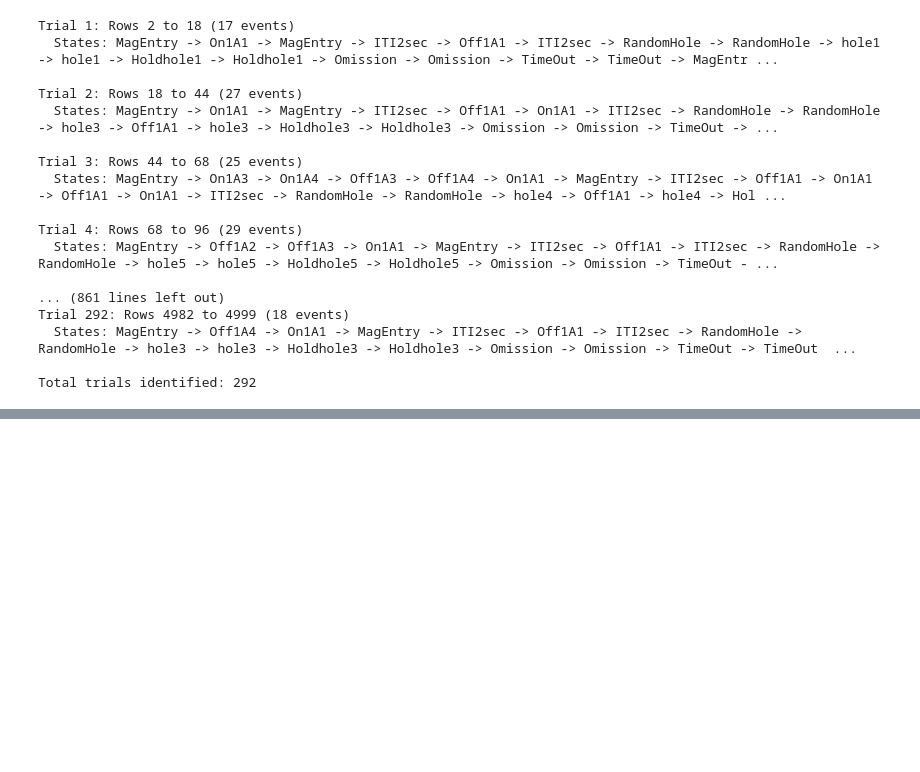
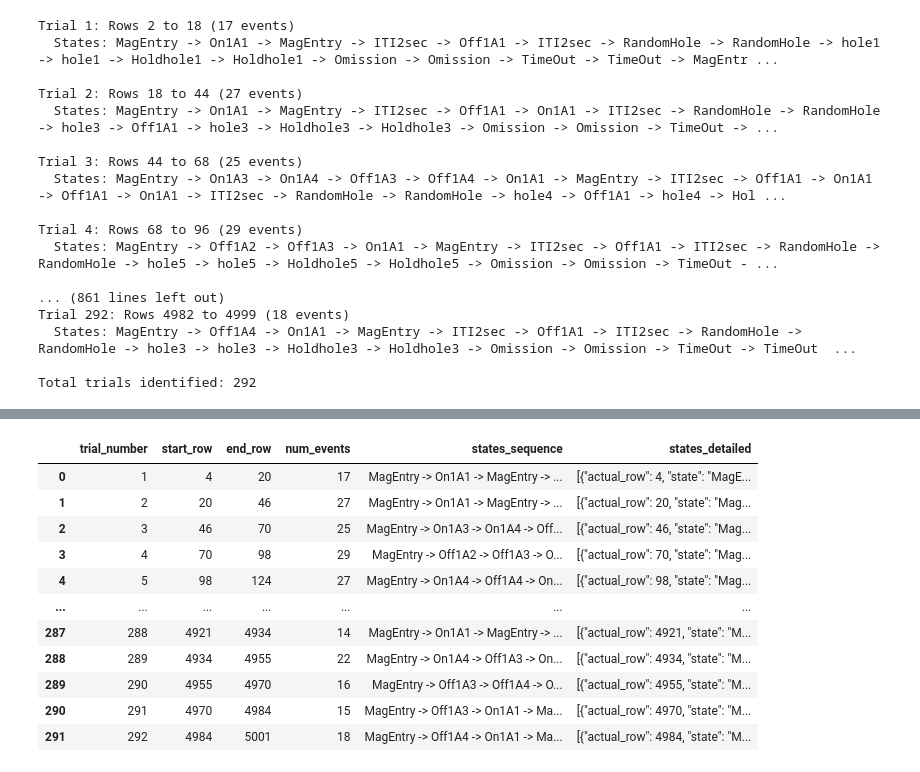
Before and after one commit to CharlesM7901/5-CSRTT, a Jupyter notebook: analyse_5-CSRTT.ipynb, the cells around one changed output, grey strips where cells are left out. Drawn from its saved outputs; the diff is of its cells as text; code cells hidden in the pictures; blank space fills up the shorter version.

Commit message:
By trials seperation 659 2025/12/12 fixed

```diff
--- a/analyse_5-CSRTT.ipynb
+++ b/analyse_5-CSRTT.ipynb
@@ -105,3 +105,90 @@ Trial 292: Rows 4982 to 4999 (18 events)
   States: MagEntry -> Off1A4 -> On1A1 -> MagEntry -> ITI2sec -> Off1A1 -> ITI2sec -> RandomHole -> RandomHole -> hole3 -> hole3 -> Holdhole3 -> Holdhole3 -> Omission -> Omission -> TimeOut -> TimeOut  ...
 
 Total trials identified: 292
+# %%
+# Load df_659_12_12.csv and create detailed trials summary with timestamps
+import pandas as pd
+import json
+
+file_path = r"C:\Users\charl\OneDrive\Documents\GitHub\5-CSRTT\df_659_12_12.csv"
+
+# Load the data - NO skiprows since first row is header only
+df = pd.read_csv(
+    file_path,
+    engine='python',
+    on_bad_lines='warn',
+    keep_default_na=False,
+    na_values=[''],
+    header=0
+)
+
+# Rename columns
+column_names = ["Num_line", "S", "MS", "Cat", "Num_cat", "State", "Display", "null"]
+df.columns = column_names[:len(df.columns)]
+
+# Display the dataframe with actual row numbers to verify
+print("Data loaded. Showing first 22 rows:")
+for idx in range(min(22, len(df))):
+    actual_row = idx + 2  # Convert pandas index to actual row number (row 1 = header)
+    print(f"Row {actual_row}: State={df.loc[idx, 'State']}, Cat={df.loc[idx, 'Cat']}")
+print(f"\nDataframe has {len(df)} rows of data\n")
+
+# Identify trials: MagEntry with Entry
+magentry_indices = df[(df['State'] == 'MagEntry') & (df['Cat'] == 'Entry')].index.tolist()
+print(f"Found MagEntry+Entry at pandas indices: {magentry_indices}")
+print(f"Found MagEntry+Entry at actual CSV rows: {[idx + 2 for idx in magentry_indices]}\n")
+
+# Create detailed trials list with state information and timestamps
+detailed_trials = []
+
+for i in range(len(magentry_indices) - 1):
+    trial_start_idx = magentry_indices[i]
+    trial_end_idx = magentry_indices[i + 1]
+
+    # Convert to actual row numbers (add 2: 1 for header row + 1 for 1-based indexing)
+    actual_start_row = trial_start_idx + 2
+    actual_end_row = trial_end_idx + 2
+
+    # Extract trial data
+    trial_data = df.loc[trial_start_idx:trial_end_idx].copy()
+
+    # Create list of states with timestamps
+    states_with_time = []
+    for idx, row in trial_data.iterrows():
+        actual_row_num = idx + 2
+        states_with_time.append({
+            'actual_row': actual_row_num,
+            'state': row['State'],
+            'cat': row['Cat'],
+            'seconds': row['S'],
+            'milliseconds': row['MS'],
+            'display': row['Display']
+        })
+
+    # Store trial information with ACTUAL row numbers
+    detailed_trials.append({
+        'trial_number': i + 1,
+        'start_row': actual_start_row,
+        'end_row': actual_end_row,
+        'num_events': len(trial_data),
+        'states_sequence': ' -> '.join([s['state'] for s in states_with_time]),
+        'states_detailed': json.dumps(states_with_time)
+    })
+
+# Create DataFrame and save to CSV
+trials_df = pd.DataFrame(detailed_trials)
+
+output_path = r"C:\Users\charl\OneDrive\Documents\GitHub\5-CSRTT\trials_summary.csv"
+trials_df.to_csv(output_path, index=False)
+
+print(f"Detailed trials summary saved to: {output_path}")
+print(f"Total trials identified: {len(detailed_trials)}\n")
+
+# Display all trials with ACTUAL row numbers
+for trial in detailed_trials:
+    print(f"Trial {trial['trial_number']}: Rows {trial['start_row']} to {trial['end_row']} ({trial['num_events']} events)")
+    print(f"  States: {trial['states_sequence']}")
+    print()
+
+trials_df
+# %% [output]
@@ -107,0 +212,12 @@ Total trials identified: 292
+|  | trial_number | start_row | end_row | num_events | states_sequence | states_detailed |
+| 0 | 1 | 4 | 20 | 17 | MagEntry -> On1A1 -> MagEntry -> ... | [{"actual_row": 4, "state": "MagE... |
+| 1 | 2 | 20 | 46 | 27 | MagEntry -> On1A1 -> MagEntry -> ... | [{"actual_row": 20, "state": "Mag... |
+| 2 | 3 | 46 | 70 | 25 | MagEntry -> On1A3 -> On1A4 -> Off... | [{"actual_row": 46, "state": "Mag... |
+| 3 | 4 | 70 | 98 | 29 | MagEntry -> Off1A2 -> Off1A3 -> O... | [{"actual_row": 70, "state": "Mag... |
+| 4 | 5 | 98 | 124 | 27 | MagEntry -> On1A4 -> Off1A4 -> On... | [{"actual_row": 98, "state": "Mag... |
+| ... | ... | ... | ... | ... | ... | ... |
+| 287 | 288 | 4921 | 4934 | 14 | MagEntry -> On1A1 -> MagEntry -> ... | [{"actual_row": 4921, "state": "M... |
+| 288 | 289 | 4934 | 4955 | 22 | MagEntry -> On1A4 -> Off1A3 -> On... | [{"actual_row": 4934, "state": "M... |
+| 289 | 290 | 4955 | 4970 | 16 | MagEntry -> Off1A3 -> Off1A4 -> O... | [{"actual_row": 4955, "state": "M... |
+| 290 | 291 | 4970 | 4984 | 15 | MagEntry -> Off1A3 -> On1A1 -> Ma... | [{"actual_row": 4970, "state": "M... |
+| 291 | 292 | 4984 | 5001 | 18 | MagEntry -> Off1A4 -> On1A1 -> Ma... | [{"actual_row": 4984, "state": "M... |
```
Also changed, not shown: parts of 1 cell of this notebook, 4 other files.
